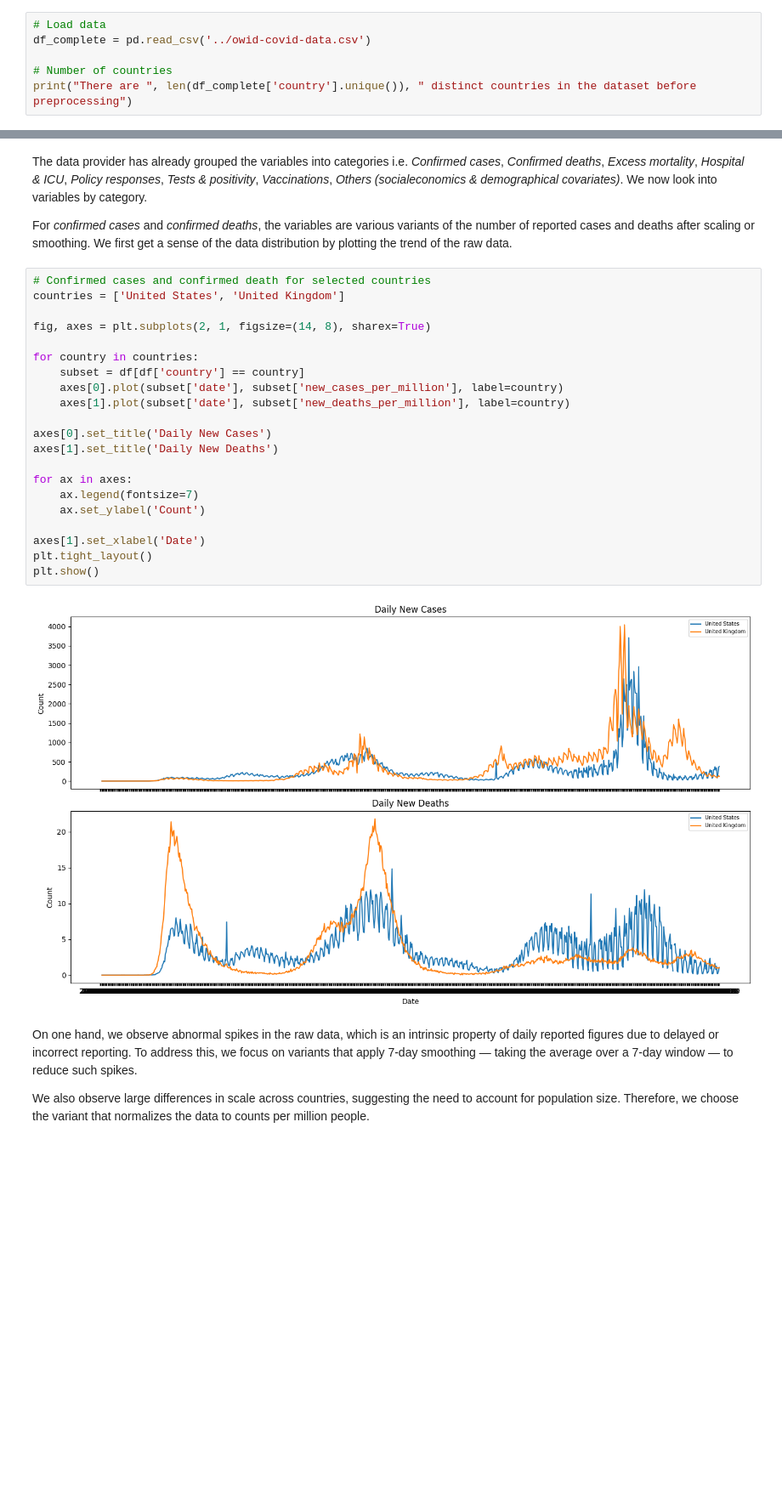
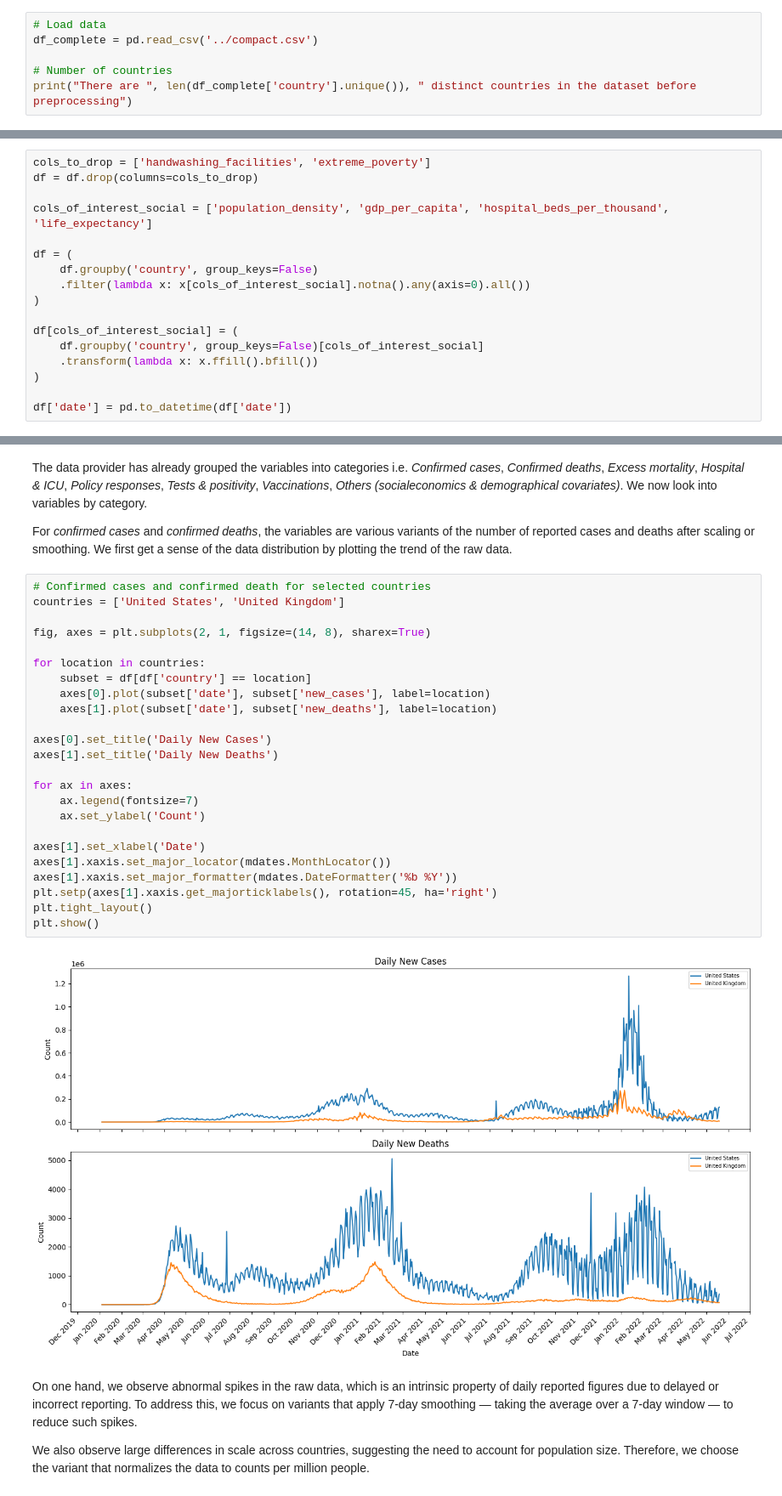
Before and after one commit to xiaoran0606/305-project, a Jupyter notebook: EDA/covid_data.ipynb, the cells around one changed output, grey strips where cells are left out. Shown at 85% size. Drawn from its saved outputs; the diff is of its cells as text; blank space fills up the shorter version.

```diff
--- a/EDA/covid_data.ipynb
+++ b/EDA/covid_data.ipynb
@@ -10,6 +11,6 @@ import matplotlib.gridspec as gridspec
 # %%
 # Load data
-df_complete = pd.read_csv('../owid-covid-data.csv')
+df_complete = pd.read_csv('../compact.csv')
 
 # Number of countries
 print("There are ", len(df_complete['country'].unique()), " distinct countries in the dataset before preprocessing")
@@ -35,0 +41,17 @@ Cutoff date: 2022-05-19
+# %%
+cols_to_drop = ['handwashing_facilities', 'extreme_poverty']
+df = df.drop(columns=cols_to_drop)
+
+cols_of_interest_social = ['population_density', 'gdp_per_capita', 'hospital_beds_per_thousand', 'life_expectancy']
+
+df = (
+    df.groupby('country', group_keys=False)
+    .filter(lambda x: x[cols_of_interest_social].notna().any(axis=0).all())
+)
+
+df[cols_of_interest_social] = (
+    df.groupby('country', group_keys=False)[cols_of_interest_social]
+    .transform(lambda x: x.ffill().bfill())
+)
+
+df['date'] = pd.to_datetime(df['date'])
@@ -80,26 +88,29 @@ For *confirmed cases* and *confirmed deaths*, the variables are various variants
 # %%
 # Confirmed cases and confirmed death for selected countries
 countries = ['United States', 'United Kingdom']
 
 fig, axes = plt.subplots(2, 1, figsize=(14, 8), sharex=True)
 
-for country in countries:
-    subset = df[df['country'] == country]
-    axes[0].plot(subset['date'], subset['new_cases_per_million'], label=country)
-    axes[1].plot(subset['date'], subset['new_deaths_per_million'], label=country)
+for location in countries:
+    subset = df[df['country'] == location]
+    axes[0].plot(subset['date'], subset['new_cases'], label=location)
+    axes[1].plot(subset['date'], subset['new_deaths'], label=location)
 
 axes[0].set_title('Daily New Cases')
 axes[1].set_title('Daily New Deaths')
 
 for ax in axes:
     ax.legend(fontsize=7)
     ax.set_ylabel('Count')
 
 axes[1].set_xlabel('Date')
+axes[1].xaxis.set_major_locator(mdates.MonthLocator())
+axes[1].xaxis.set_major_formatter(mdates.DateFormatter('%b %Y'))
+plt.setp(axes[1].xaxis.get_majorticklabels(), rotation=45, ha='right')
 plt.tight_layout()
 plt.show()
 # %% [output]
-[figure, old version]
+[figure, new version]
 # %% [markdown]
 On one hand, we observe abnormal spikes in the raw data, which is an intrinsic property of daily reported figures due to delayed or incorrect reporting. To address this, we focus on variants that apply 7-day smoothing — taking the average over a 7-day window — to reduce such spikes.
 
```
Also changed, not shown: parts of 32 cells of this notebook, 4 other files.
